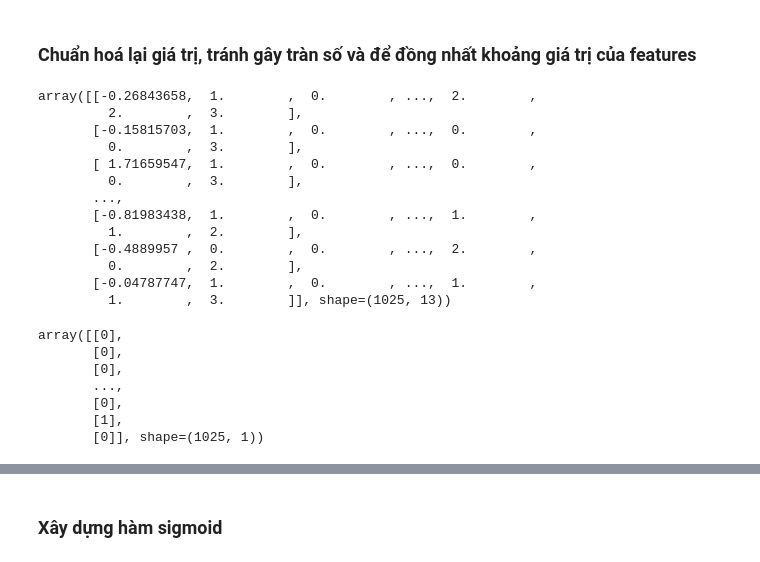
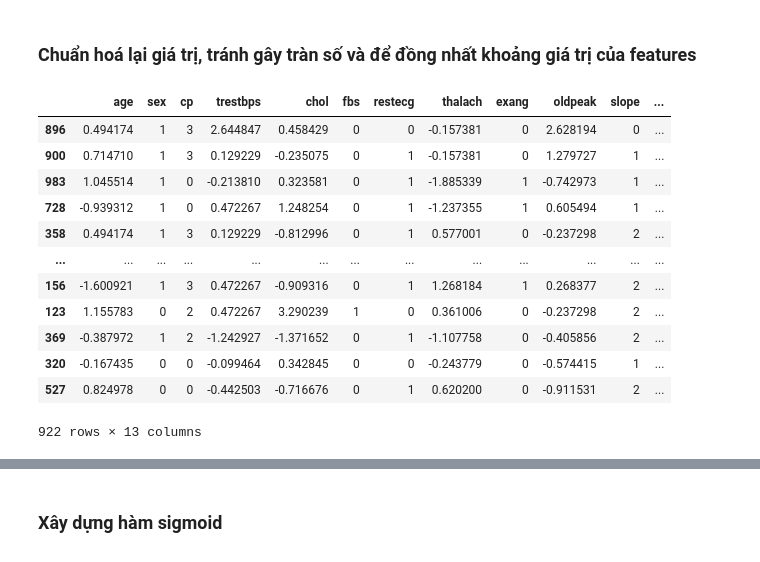
Before and after one commit to taiphanvan2k3/Fundamental_AI, a Jupyter notebook: lab05/heart_prediction_logistic_regression.ipynb, the cells around one changed output, grey strips where cells are left out. Saved outputs shown, nothing was run; the diff lists cells and outputs as text; code cells hidden in the pictures.

```diff
--- a/lab05/heart_prediction_logistic_regression.ipynb
+++ b/lab05/heart_prediction_logistic_regression.ipynb
@@ -21,0 +28,4 @@ data.head()
+# %%
+X_train, X_test, y_train, y_test = train_test_split(
+    X, y, test_size=0.1, random_state=10
+)
@@ -24,5 +38,3 @@ data.head()
 # %%
 num_features = ["age", "trestbps", "chol", "thalach", "oldpeak"]
 scaler = StandardScaler()
-
-data[num_features] = scaler.fit_transform(data[num_features])
@@ -32,17 +40,0 @@ y = data["target"]
-# %%
-X = X.values
-X
-# %% [output]
-array([[-0.26843658,  1.        ,  0.        , ...,  2.        ,
-         2.        ,  3.        ],
-       [-0.15815703,  1.        ,  0.        , ...,  0.        ,
-         0.        ,  3.        ],
-       [ 1.71659547,  1.        ,  0.        , ...,  0.        ,
-         0.        ,  3.        ],
-       ...,
-       [-0.81983438,  1.        ,  0.        , ...,  1.        ,
-         1.        ,  2.        ],
-       [-0.4889957 ,  0.        ,  0.        , ...,  2.        ,
-         0.        ,  2.        ],
-       [-0.04787747,  1.        ,  0.        , ...,  1.        ,
-         1.        ,  3.        ]], shape=(1025, 13))
@@ -51,10 +40,0 @@ y = y.values.reshape(-1, 1)
-# %%
-y
-# %% [output]
-array([[0],
-       [0],
-       [0],
-       ...,
-       [0],
-       [1],
-       [0]], shape=(1025, 1))
@@ -60,0 +47,16 @@ array([[0],
+# %%
+X_train_scaled
+# %% [output]
+|  | age | sex | cp | trestbps | chol | fbs | restecg | thalach | exang | oldpeak | slope | ... |
+| 896 | 0.494174 | 1 | 3 | 2.644847 | 0.458429 | 0 | 0 | -0.157381 | 0 | 2.628194 | 0 | ... |
+| 900 | 0.714710 | 1 | 3 | 0.129229 | -0.235075 | 0 | 1 | -0.157381 | 0 | 1.279727 | 1 | ... |
+| 983 | 1.045514 | 1 | 0 | -0.213810 | 0.323581 | 0 | 1 | -1.885339 | 1 | -0.742973 | 1 | ... |
+| 728 | -0.939312 | 1 | 0 | 0.472267 | 1.248254 | 0 | 1 | -1.237355 | 1 | 0.605494 | 1 | ... |
+| 358 | 0.494174 | 1 | 3 | 0.129229 | -0.812996 | 0 | 1 | 0.577001 | 0 | -0.237298 | 2 | ... |
+| ... | ... | ... | ... | ... | ... | ... | ... | ... | ... | ... | ... | ... |
+| 156 | -1.600921 | 1 | 3 | 0.472267 | -0.909316 | 0 | 1 | 1.268184 | 1 | 0.268377 | 2 | ... |
+| 123 | 1.155783 | 0 | 2 | 0.472267 | 3.290239 | 1 | 0 | 0.361006 | 0 | -0.237298 | 2 | ... |
+| 369 | -0.387972 | 1 | 2 | -1.242927 | -1.371652 | 0 | 1 | -1.107758 | 0 | -0.405856 | 2 | ... |
+| 320 | -0.167435 | 0 | 0 | -0.099464 | 0.342845 | 0 | 0 | -0.243779 | 0 | -0.574415 | 1 | ... |
+| 527 | 0.824978 | 0 | 0 | -0.442503 | -0.716676 | 0 | 1 | 0.620200 | 0 | -0.911531 | 2 | ... |
+922 rows × 13 columns
```
Also changed, not shown: parts of 19 cells of this notebook.
